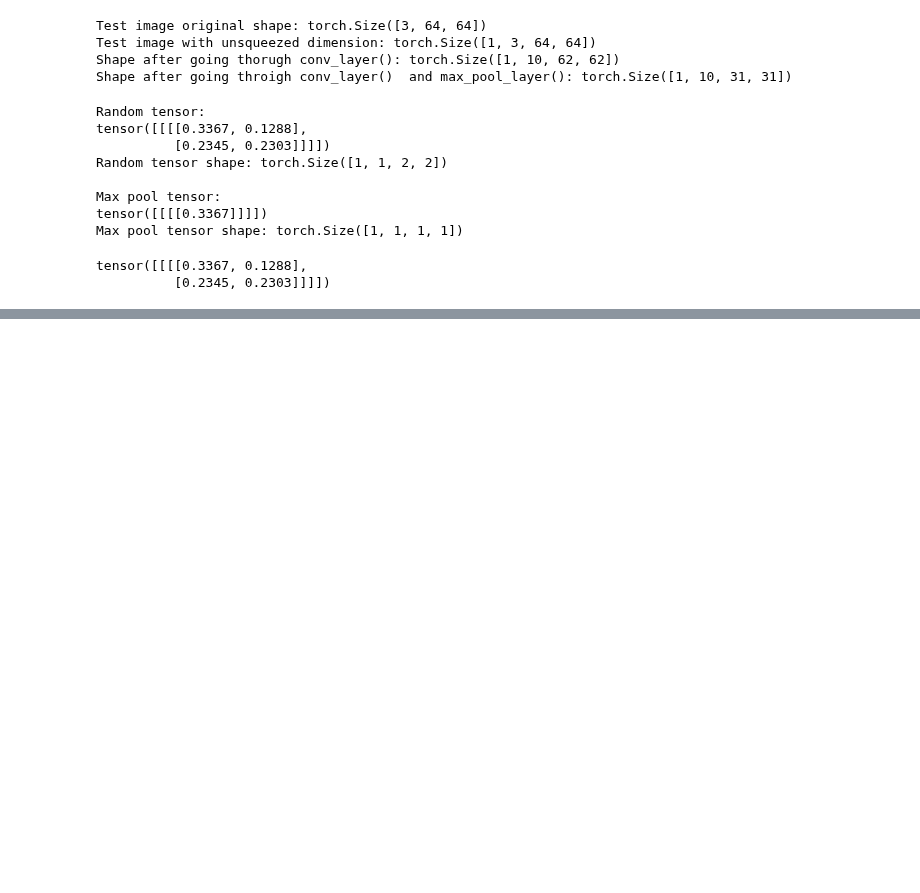
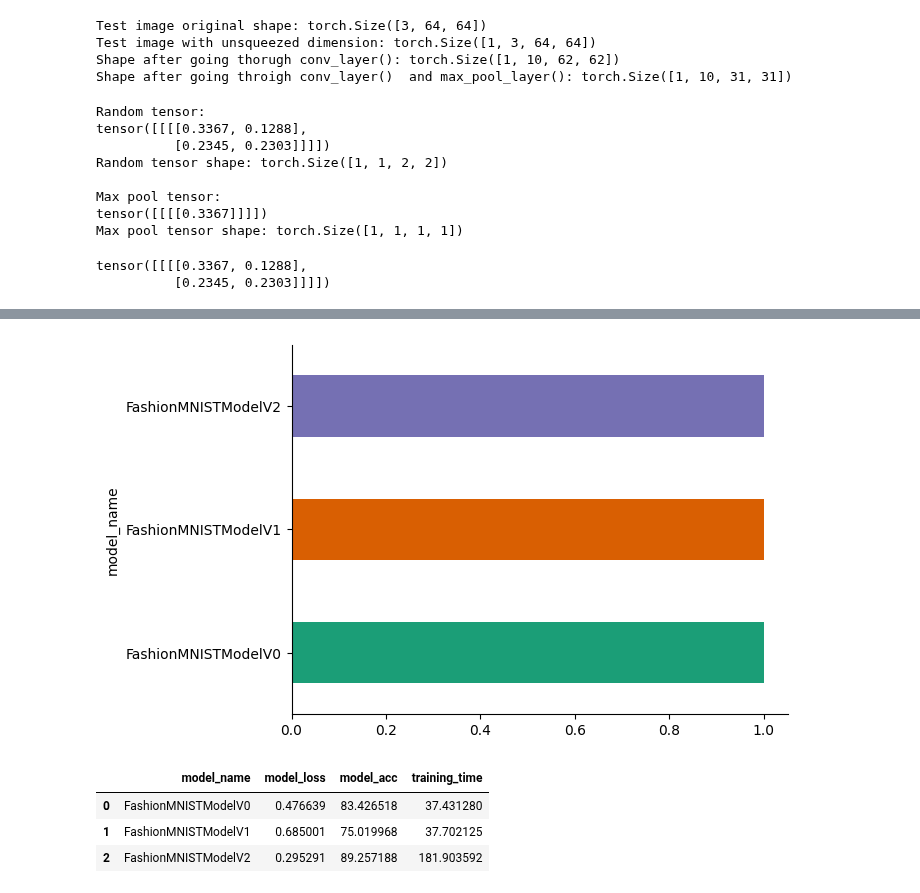
Before and after one commit to nabinyd/60-Days-of-learning, a Jupyter notebook: DLPT_04.ipynb, the cells around one changed output, grey strips where cells are left out. Drawn from its saved outputs; the diff is of its cells as text; code cells hidden in the pictures; blank space fills up the shorter version.

```diff
--- a/DLPT_04.ipynb
+++ b/DLPT_04.ipynb
@@ -1015,0 +1151,19 @@ tensor([[[[0.3367, 0.1288],
+# %%
+from matplotlib import pyplot as plt
+import seaborn as sns
+_df_3.groupby('model_name').size().plot(kind='barh', color=sns.palettes.mpl_palette('Dark2'))
+plt.gca().spines[['top', 'right',]].set_visible(False)
+# %% [output]
+[figure, added]
+# %%
+# Add training time to results comparison
+compare_results["training_time"] = [total_train_time_model_0,
+                                    total_train_time_model_1,
+                                    total_train_time]
+
+compare_results
+# %% [output]
+|  | model_name | model_loss | model_acc | training_time |
+| 0 | FashionMNISTModelV0 | 0.476639 | 83.426518 | 37.431280 |
+| 1 | FashionMNISTModelV1 | 0.685001 | 75.019968 | 37.702125 |
+| 2 | FashionMNISTModelV2 | 0.295291 | 89.257188 | 181.903592 |
```
Also changed, not shown: parts of 25 cells of this notebook.
